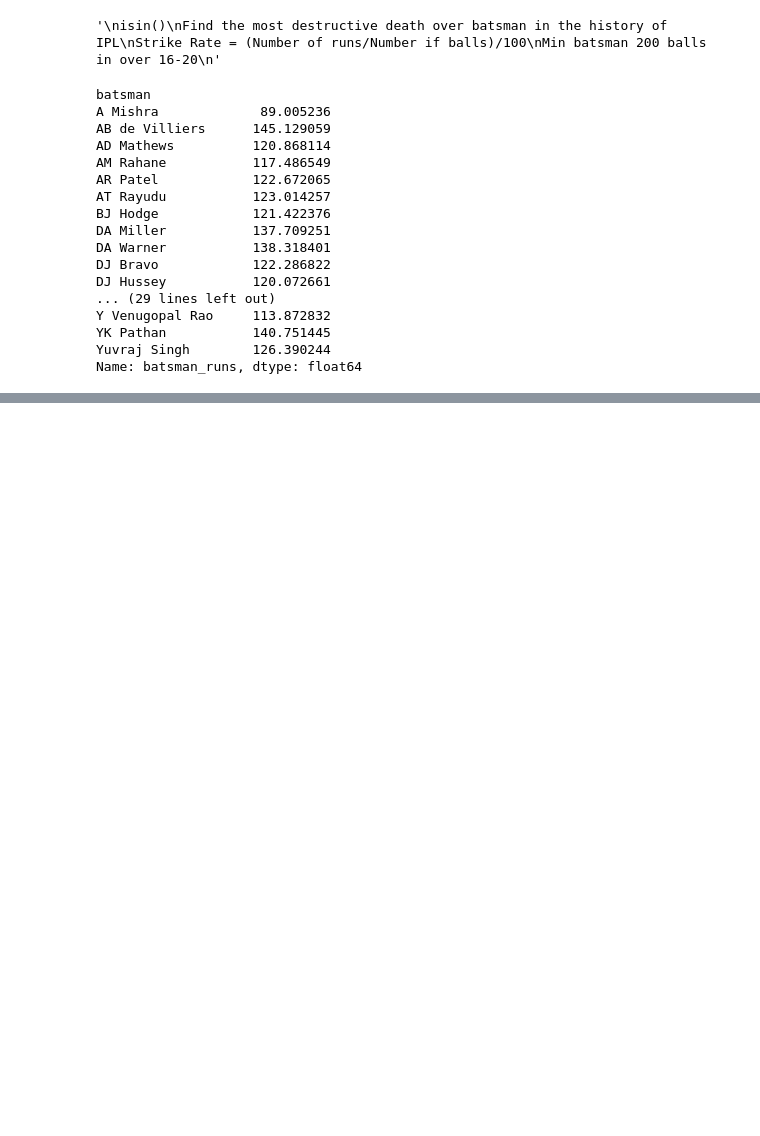
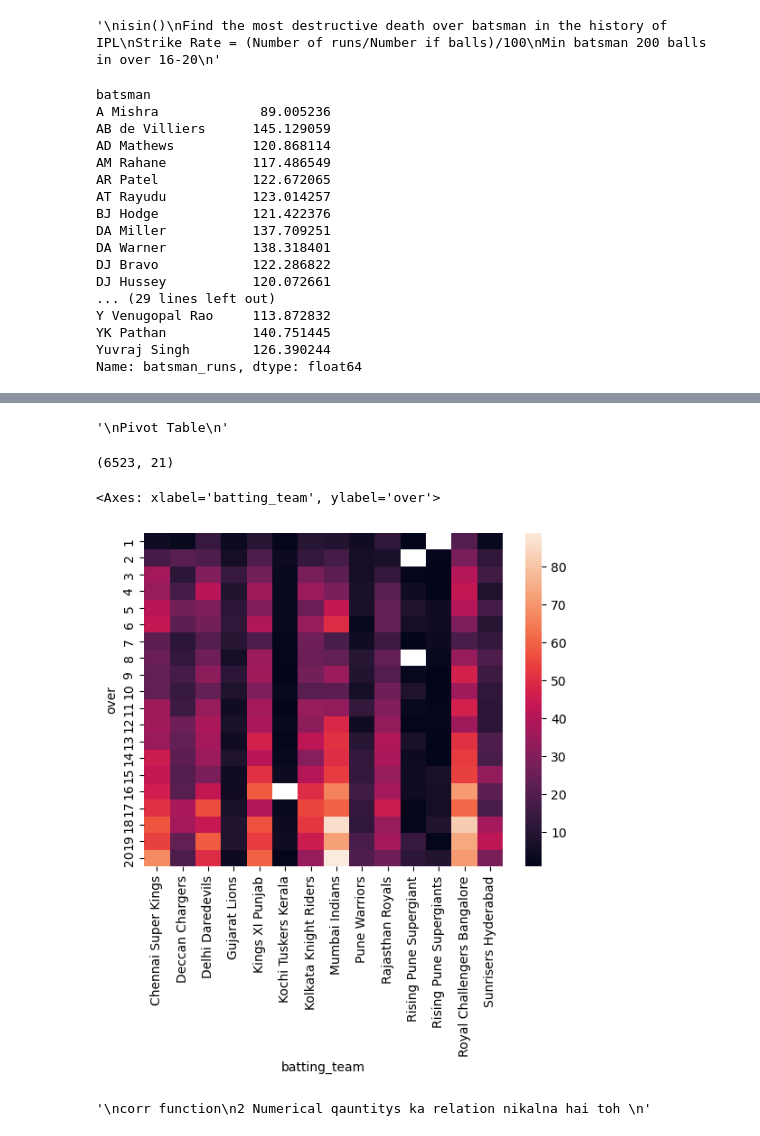
Before and after one commit to Virbhadra463/learning-ML, a Jupyter notebook: Pandas/pandas_basics.ipynb, the cells around one changed output, grey strips where cells are left out. Drawn from its saved outputs; the diff is of its cells as text; code cells hidden in the pictures; blank space fills up the shorter version.

```diff
--- a/Pandas/pandas_basics.ipynb
+++ b/Pandas/pandas_basics.ipynb
@@ -582,0 +619,15 @@ Name: batsman_runs, dtype: float64
+# %%
+"""
+Pivot Table
+"""
+# %% [output]
+'\nPivot Table\n'
+# %%
+mask = delivery['batsman_runs']==6
+# %%
+six=delivery[mask]
+six.shape
+# %% [output]
+(6523, 21)
+# %%
+pt=six.pivot_table(index='over',columns='batting_team',values='batsman_runs',aggfunc='count')
@@ -582,0 +636,12 @@ Name: batsman_runs, dtype: float64
+# %%
+sns.heatmap(pt)
+# %% [output]
+<Axes: xlabel='batting_team', ylabel='over'>
+[figure, added]
+# %%
+"""
+corr function
+2 Numerical qauntitys ka relation nikalna hai toh
+"""
+# %% [output]
+'\ncorr function\n2 Numerical qauntitys ka relation nikalna hai toh \n'
```
Also changed, not shown: parts of 25 cells of this notebook.
